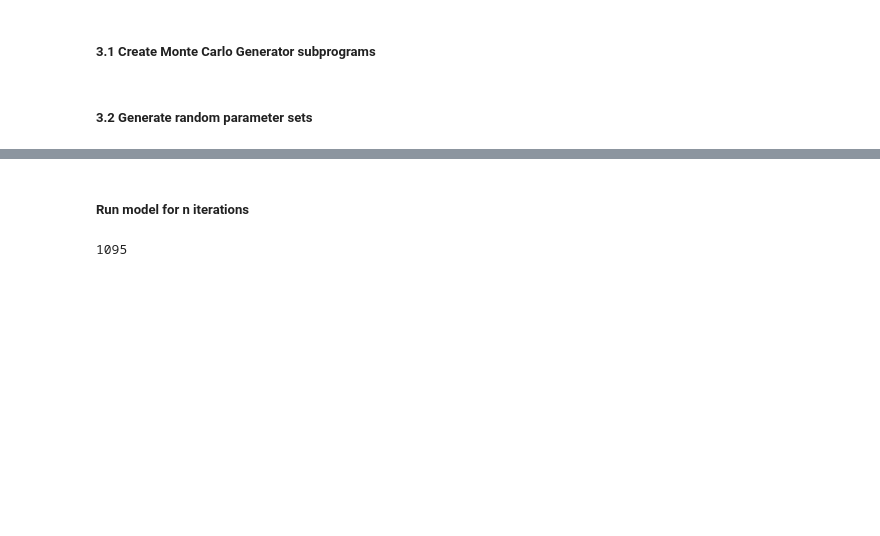
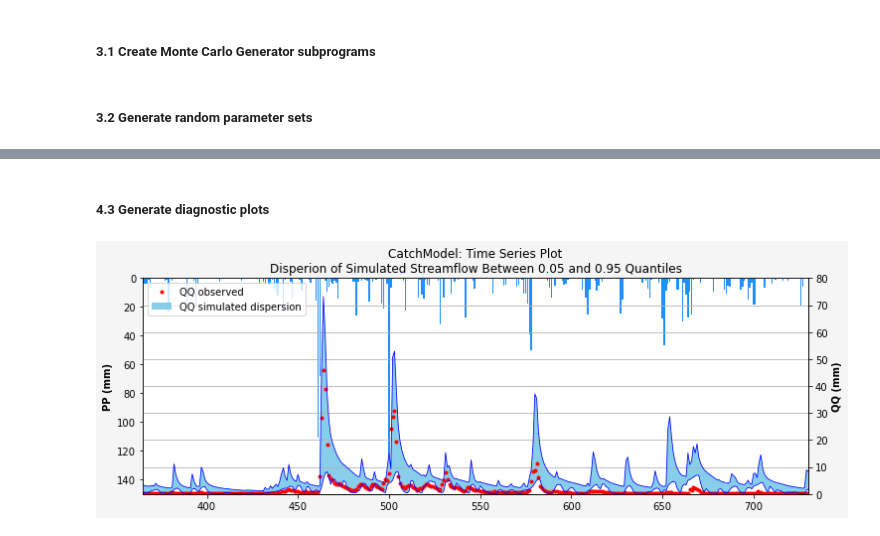
Before and after one commit to david-edu-morales/imp, a Jupyter notebook: imp05/imp05_morales.ipynb, the cells around one changed output, grey strips where cells are left out. Drawn from its saved outputs; the diff is of its cells as text; code cells hidden in the pictures; blank space fills up the shorter version.

Commit message:
IMP05: Streamflow time series plot with quantiles

```diff
--- a/imp05/imp05_morales.ipynb
+++ b/imp05/imp05_morales.ipynb
@@ -111,2 +130,0 @@ ParSetList = ParSets(ParBounds, NValues)
-# %% [markdown]
-##### Run model for n iterations
@@ -128,4 +131,38 @@ for i in ParSetsIdx:
-# %%
-len(QQsimList[0])
-# %% [output]
-1095
+# %%
+#==== Calculate the 0.5 and 0.95 quantiles for streamflow values from MC-generated parameter values =========
+QQ_95_quantile = np.quantile(QQsimList, 0.95, axis=0, keepdims=True)[0]
+QQ_05_quantile = np.quantile(QQsimList, 0.05, axis=0, keepdims=True)[0]
+# %% [markdown]
+##### 4.3 Generate diagnostic plots
+# %%
+#==== Plot streamflow timeseries with 0.5 and 0.95 dispersion ======================================
+WY1950_Start = 365; WY1950_End = 731; WY1950 = np.arange(WY1950_Start, WY1950_End, 1)
+
+QQobs1950 = QQobs[WY1950_Start:WY1950_End]; PPobs1950 = PPobs[WY1950_Start:WY1950_End]
+QQ_95 = np.transpose(QQ_95_quantile[WY1950_Start:WY1950_End])
+QQ_05 = np.transpose(QQ_05_quantile[WY1950_Start:WY1950_End])
+
+fig, ax1 = plt.subplots(squeeze=True, facecolor='whitesmoke', figsize=(12,4))
+
+ax1.bar(WY1950, PPobs1950, label='PP observed', color='dodgerblue')
+ax1.set_ylabel('PP (mm)', fontweight='bold')
+ax1.set_ylim(0,150)
+ax1.invert_yaxis()
+
+ax2 = ax1.twinx()
+
+ax2.plot(WY1950, QQobs1950, 'or', label='QQ observed', markersize=3)
+ax2.plot(WY1950, QQ_95, '-b', linewidth=0.8)
+ax2.plot(WY1950, QQ_05, '-b', linewidth=0.8)
+ax2.fill_between(WY1950, QQ_95, QQ_05, facecolor='skyblue', label='QQ simulated dispersion')
+ax2.set_ylabel('QQ (mm)', fontweight='bold')
+ax2.set_xlabel('Time (days)', fontweight='bold')
+ax2.set_title('CatchModel: Time Series Plot\nDisperion of Simulated Streamflow Between 0.05 and 0.95 Quantiles')
+ax2.grid('--k')
+ax2.set_xlim(WY1950_Start, WY1950_End-1)
+ax2.set_ylim(0,80)
+ax2.legend(loc=2)
+
+plt.show()
+# %% [output]
+[figure, added]
```
Also changed, not shown: parts of 4 cells of this notebook, 2 other files.
